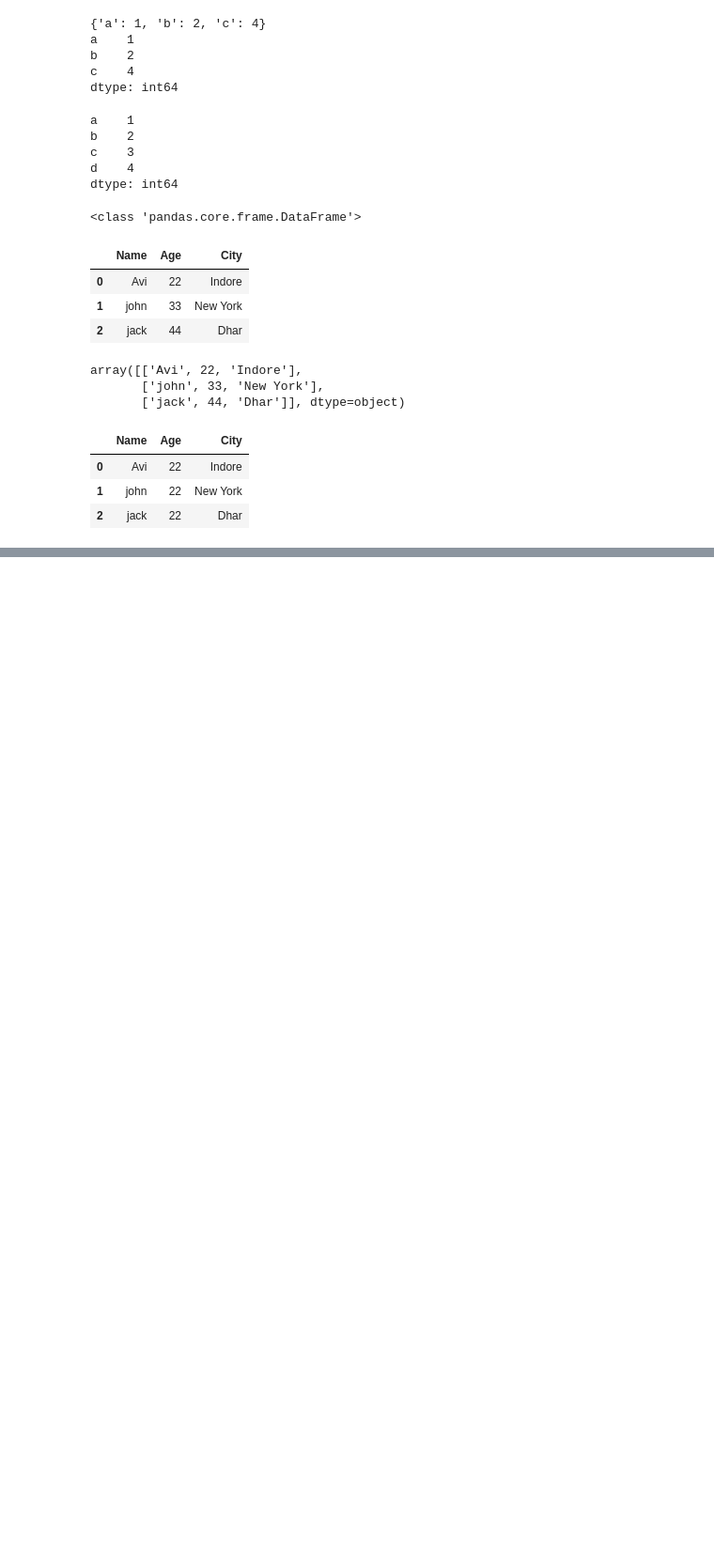
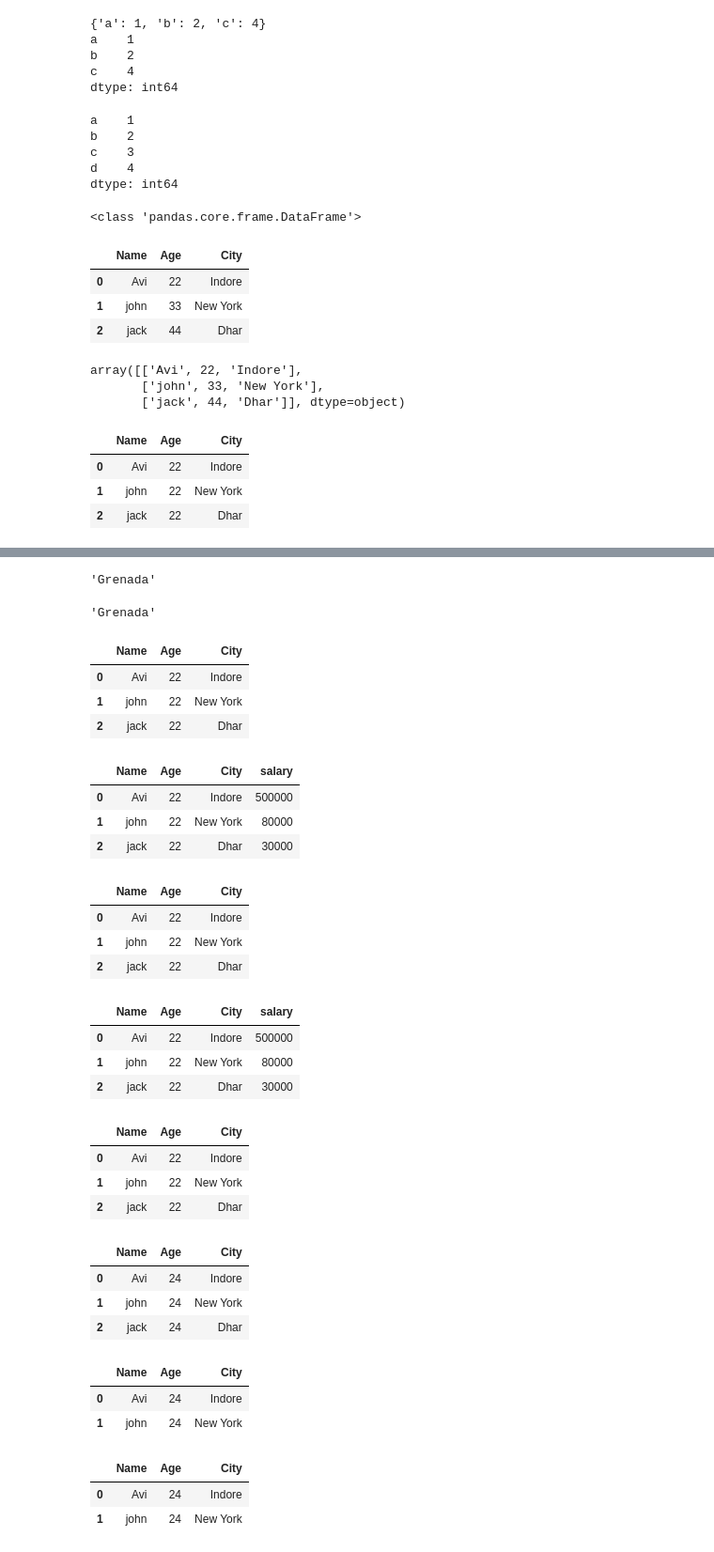
Before and after one commit to Avinash7868/pythonLearning, a Jupyter notebook: udemy_course/Data Analysis with python/pandas.ipynb, the cells around one changed output, grey strips where cells are left out. Shown at 94% size. Saved outputs shown, nothing was run; the diff lists cells and outputs as text; code cells hidden in the pictures; blank space fills up the shorter version.

```diff
--- a/udemy_course/Data Analysis with python/pandas.ipynb
+++ b/udemy_course/Data Analysis with python/pandas.ipynb
@@ -76,0 +221,53 @@ pd.DataFrame(data)
+# %%
+# Accessing specified element
+# Row , column name
+df.at[1,'Country']
+# %% [output]
+'Grenada'
+# %%
+df.iat[1,1]
+# %% [output]
+'Grenada'
+# %%
+# Data Manupulation with Data Frame , I am picking an easy data to manupulat instead of whole csv
+data = [
+    {"Name":"Avi",	"Age":22,"City":"Indore"},
+    {"Name":"john",	"Age":22,"City":"New York"},
+    {"Name":"jack",	"Age":22,"City":"Dhar"},
+]
+df2 = pd.DataFrame(data)
+df2
+# %% [output]
+|  | Name | Age | City |
+| 0 | Avi | 22 | Indore |
+| 1 | john | 22 | New York |
+| 2 | jack | 22 | Dhar |
+# %%
+# Adding a column
+df2['salary'] = [500000,80000,30000]
+df2
+# %% [output]
+|  | Name | Age | City | salary |
+| 0 | Avi | 22 | Indore | 500000 |
+| 1 | john | 22 | New York | 80000 |
+| 2 | jack | 22 | Dhar | 30000 |
+# %%
+# Removing a column
+# It wil give an error because by default drop will check row index because axis=0 is default
+# df2.drop('salary')
+
+# axis = 1 means to check column instead of row
+df2.drop('salary',axis=1)
+# %% [output]
+|  | Name | Age | City |
+| 0 | Avi | 22 | Indore |
+| 1 | john | 22 | New York |
+| 2 | jack | 22 | Dhar |
+# %%
+df2
+# Salary is still there even after using drop
+# %% [output]
+|  | Name | Age | City | salary |
+| 0 | Avi | 22 | Indore | 500000 |
+| 1 | john | 22 | New York | 80000 |
+| 2 | jack | 22 | Dhar | 30000 |
@@ -76,0 +277,7 @@ pd.DataFrame(data)
+# %%
+df2
+# %% [output]
+|  | Name | Age | City |
+| 0 | Avi | 22 | Indore |
+| 1 | john | 22 | New York |
+| 2 | jack | 22 | Dhar |
@@ -76,0 +288,14 @@ pd.DataFrame(data)
+# %%
+df2
+# %% [output]
+|  | Name | Age | City |
+| 0 | Avi | 24 | Indore |
+| 1 | john | 24 | New York |
+| 2 | jack | 24 | Dhar |
+# %%
+# Drop based on row
+df2.drop(2)
+# %% [output]
+|  | Name | Age | City |
+| 0 | Avi | 24 | Indore |
+| 1 | john | 24 | New York |
@@ -76,0 +304,6 @@ pd.DataFrame(data)
+# %%
+df2
+# %% [output]
+|  | Name | Age | City |
+| 0 | Avi | 24 | Indore |
+| 1 | john | 24 | New York |
```
Also changed, not shown: parts of 12 cells of this notebook, 6 other files.
